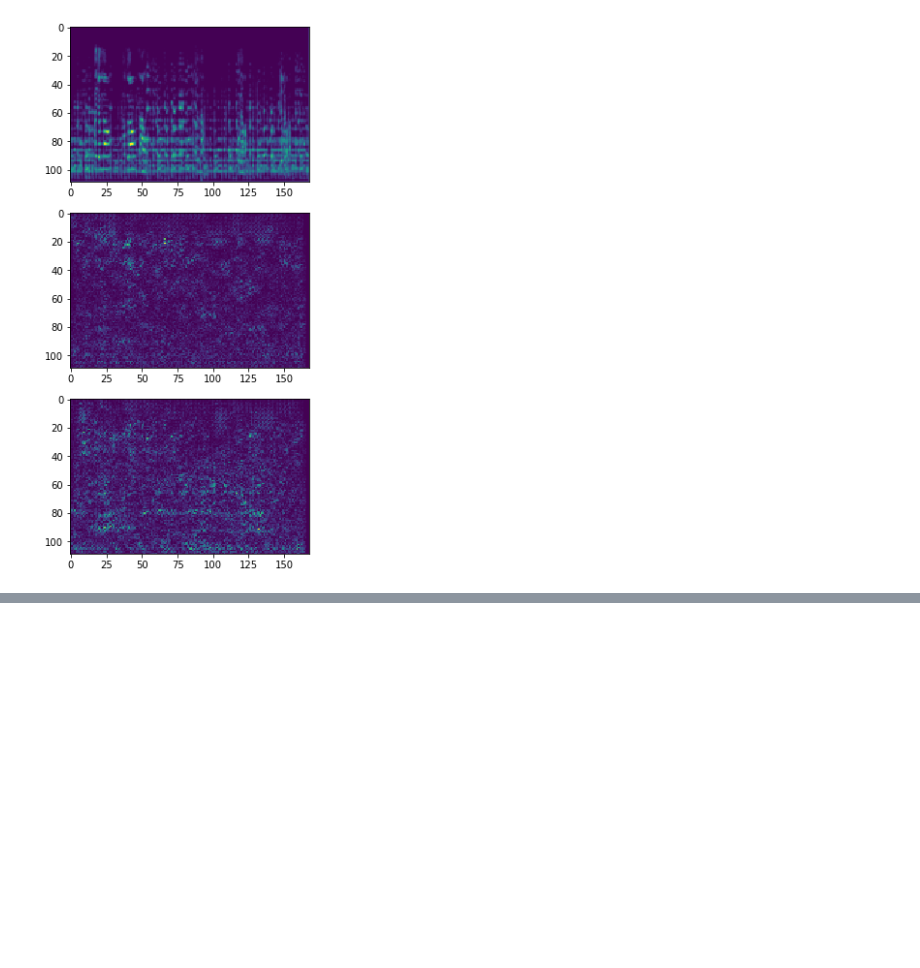
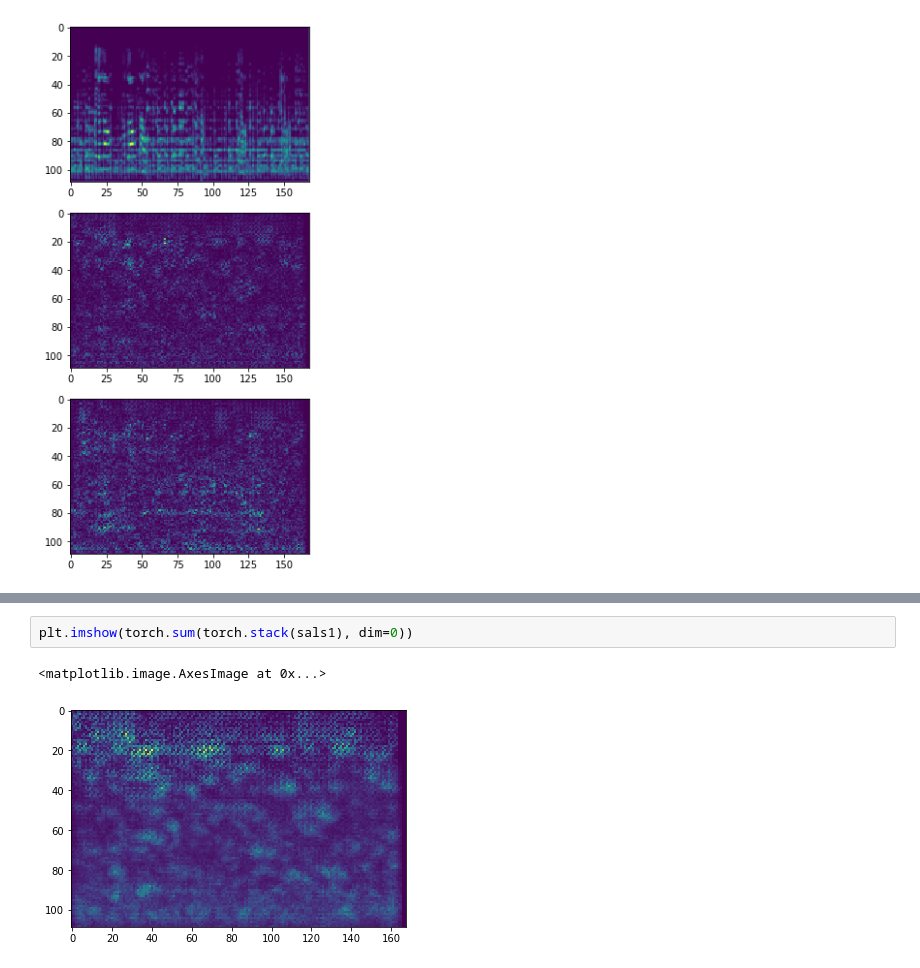
Before and after one commit to boldloop/interpretable-MR, a Jupyter notebook: saliency.ipynb, the cells around one changed output, grey strips where cells are left out. Drawn from its saved outputs; the diff is of its cells as text; blank space fills up the shorter version.

```diff
--- a/saliency.ipynb
+++ b/saliency.ipynb
@@ -119,0 +146,5 @@ test_dataset[0]
+# %%
+plt.imshow(torch.sum(torch.stack(sals1), dim=0))
+# %% [output]
+<matplotlib.image.AxesImage at 0x...>
+[figure, added]
```
Also changed, not shown: parts of 4 cells of this notebook, 2 other files.
